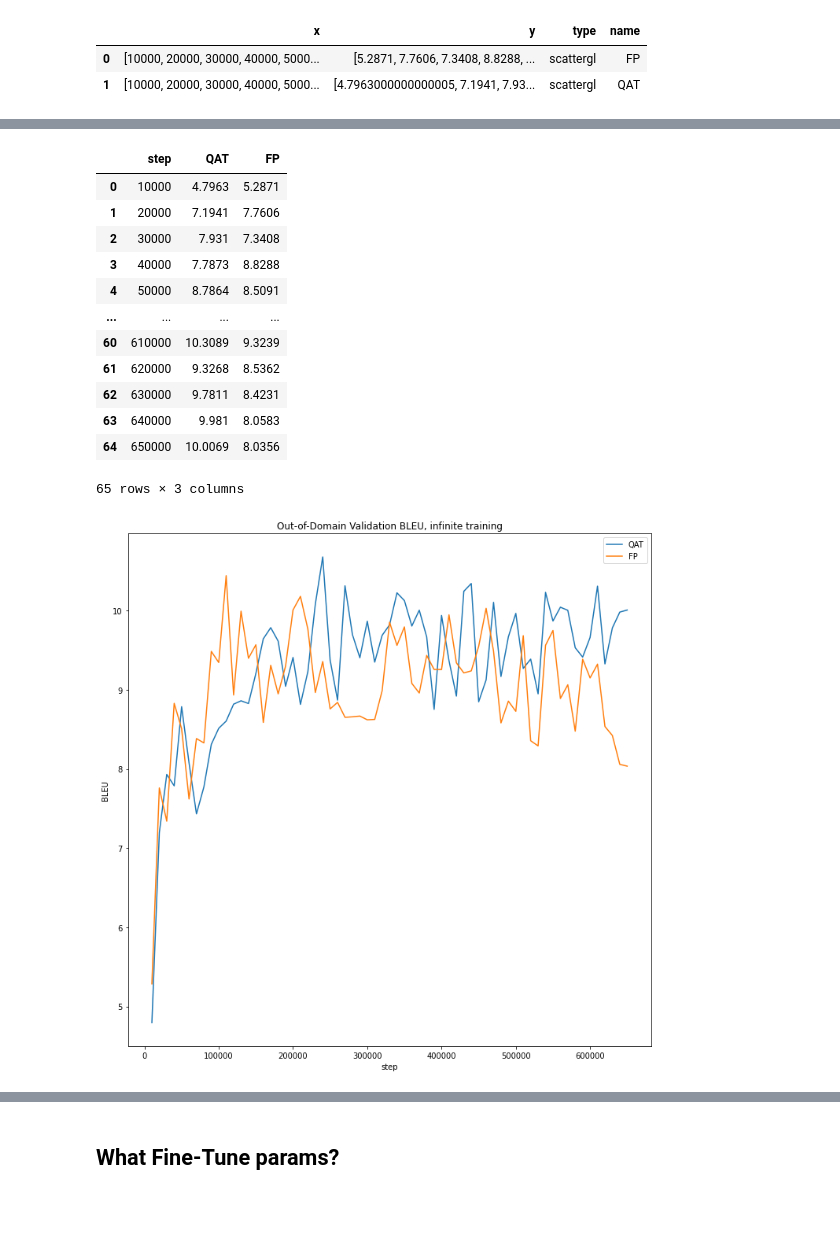
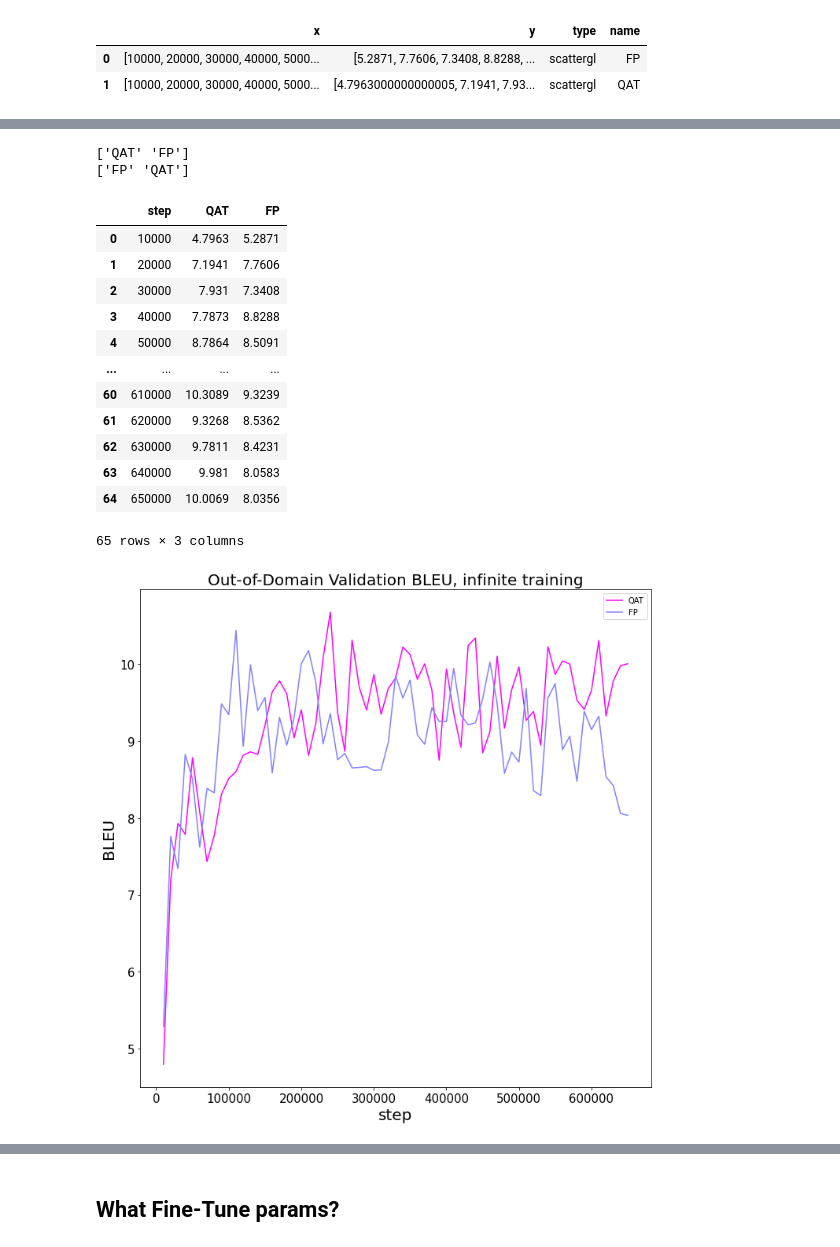
Before and after one commit to marekninja/master-results, a Jupyter notebook: vysledky.ipynb, the cells around one changed output, grey strips where cells are left out. Drawn from its saved outputs; the diff is of its cells as text; code cells hidden in the pictures; blank space fills up the shorter version.

Commit message:
changed colors and graphs

```diff
--- a/vysledky.ipynb
+++ b/vysledky.ipynb
@@ -20,7 +29,7 @@ def are_equal_steps(column):
                 return False
     return True
 # %%
-def create_frame(df, title, name,isLoss: str =False,):
+def create_frame(df, title, name,isLoss: str =False,stepCols=True,fixRange=None):
     data = df.copy()
     if not are_equal_steps(data.x):
         print("Set has different steps")
@@ -34,23 +43,43 @@ def create_frame(df, title, name,isLoss: str =False,):
     data = data.apply(lambda x: x.explode(),axis=0).reset_index(drop=True)
     data = pd.concat([steps,data],axis=1)
 
-    new_cols = [re.sub(r'[^0-9]*(\d+).*', r'\g<1>', i) for i in data.columns]
-    mapping = {i:j for i,j in zip(data.columns, new_cols)}
-    data = data.rename(columns=mapping)
+    if stepCols:
+        new_cols = [re.sub(r'[^0-9]*(\d+).*', r'\g<1>', i) for i in data.columns]
+        mapping = {i:j for i,j in zip(data.columns, new_cols)}
+        data = data.rename(columns=mapping)
 
     data = data[data.iloc[-1].sort_values(ascending=False).index] # order
 
     fig, axs = plt.subplots(figsize=(10,10), tight_layout=True)        # Create an empty matplotlib Figure and Axes
-    data.plot.line(x='step',ax=axs)                  # Use pandas to put the area plot on the prepared Figure/Axes
+#     print(data.columns)
+
+    n = len(data.columns)
+
+    colors = plt.cm.cool(np.linspace(0,1,n,endpoint=True)[1:])
+
+    arr = np.delete(data.columns.values, np.argwhere(data.columns.values == "step"))
+    print(arr)
+
+    if stepCols and len(arr) != 1:
+        arr = arr.astype('int')
+
+    arr.sort()
+    print(arr)
+    mapping = { str(arr[i]):colors[i] for i in range(len(arr))}
+
+    data.plot.line(x='step',ax=axs, color=mapping)                  # Use pandas to put the area plot on the prepared Figure/Axes
 
     ylabel = "BLEU"
     if isLoss:
         ylabel = "Loss"
 
-    axs.set_ylabel(ylabel)
+    axs.set_ylabel(ylabel,fontsize=20)
 
-    axs.set_xlabel('step')
-    axs.set_title(title)
+    axs.set_xlabel('step',fontsize=20)
+    axs.set_title(title,fontsize=20)
+    axs.tick_params(axis='both', which='major', labelsize=15)
+#     axs.tick_params(axis='both', which='minor', labelsize=50)
+
     fig.tight_layout()
     fig.savefig(name,bbox_inches='tight',facecolor='white', transparent=False)
 
@@ -349,20 +567,22 @@ create_frame(ind,"Validation BLEU, infinite training","infinite_train_in-domain_
 # %%
-create_frame(outd,"Out-of-Domain Validation BLEU, infinite training","infinite_train_out-domain_eval_bleu.png")
+create_frame(outd,"Out-of-Domain Validation BLEU, infinite training","infinite_train_out-domain_eval_bleu.png",stepCols=False)
 # %% [output]
+['QAT' 'FP']
+['FP' 'QAT']
 |  | step | QAT | FP |
 | 0 | 10000 | 4.7963 | 5.2871 |
 | 1 | 20000 | 7.1941 | 7.7606 |
 | 2 | 30000 | 7.931 | 7.3408 |
 | 3 | 40000 | 7.7873 | 8.8288 |
 | 4 | 50000 | 8.7864 | 8.5091 |
 | ... | ... | ... | ... |
 | 60 | 610000 | 10.3089 | 9.3239 |
 | 61 | 620000 | 9.3268 | 8.5362 |
 | 62 | 630000 | 9.7811 | 8.4231 |
 | 63 | 640000 | 9.981 | 8.0583 |
 | 64 | 650000 | 10.0069 | 8.0356 |
-65 rows × 3 columns
+65 rows × 3 columns
-[figure, old version]
+[figure, new version]
 # %%
 df = pd.read_json("infiniteTrain_in-out_eval_loss.json",orient="values")
 # %%
```
Also changed, not shown: parts of 42 cells of this notebook, 13 other files.
